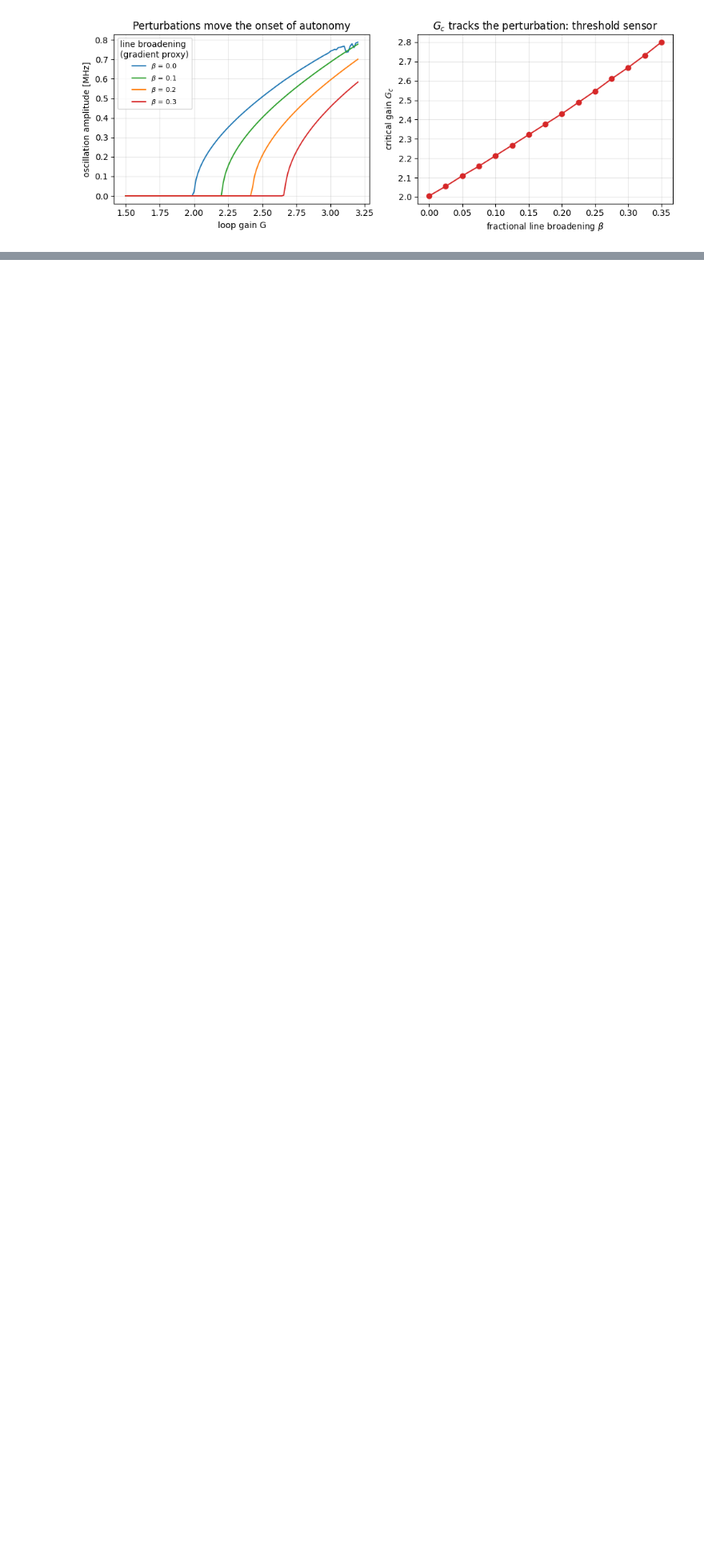
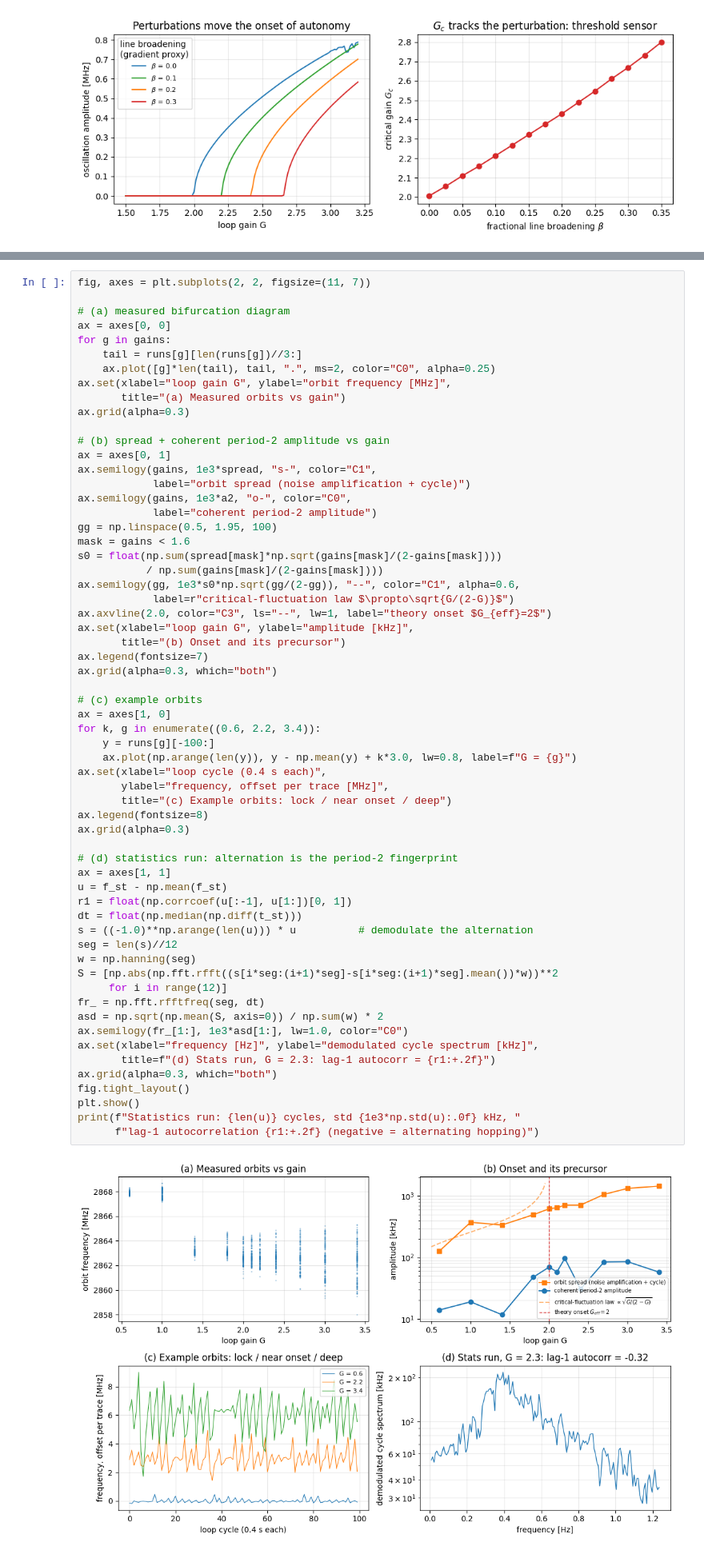
Before and after one commit to GonReina/BudgetODMR, a Jupyter notebook: proposal/WorkPackage3.ipynb, the cells around one changed output, grey strips where cells are left out. Shown at 80% size. Cells and saved outputs as stored; diff of their text form; blank space fills up the shorter version.

```diff
--- a/proposal/WorkPackage3.ipynb
+++ b/proposal/WorkPackage3.ipynb
@@ -204,0 +366,63 @@ Using our setup, we performed an experiment to test some of these concepts. Plot
+# %%
+fig, axes = plt.subplots(2, 2, figsize=(11, 7))
+
+# (a) measured bifurcation diagram
+ax = axes[0, 0]
+for g in gains:
+    tail = runs[g][len(runs[g])//3:]
+    ax.plot([g]*len(tail), tail, ".", ms=2, color="C0", alpha=0.25)
+ax.set(xlabel="loop gain G", ylabel="orbit frequency [MHz]",
+       title="(a) Measured orbits vs gain")
+ax.grid(alpha=0.3)
+
+# (b) spread + coherent period-2 amplitude vs gain
+ax = axes[0, 1]
+ax.semilogy(gains, 1e3*spread, "s-", color="C1",
+            label="orbit spread (noise amplification + cycle)")
+ax.semilogy(gains, 1e3*a2, "o-", color="C0",
+            label="coherent period-2 amplitude")
+gg = np.linspace(0.5, 1.95, 100)
+mask = gains < 1.6
+s0 = float(np.sum(spread[mask]*np.sqrt(gains[mask]/(2-gains[mask])))
+           / np.sum(gains[mask]/(2-gains[mask])))
+ax.semilogy(gg, 1e3*s0*np.sqrt(gg/(2-gg)), "--", color="C1", alpha=0.6,
+            label=r"critical-fluctuation law $\propto\sqrt{G/(2-G)}$")
+ax.axvline(2.0, color="C3", ls="--", lw=1, label="theory onset $G_{eff}=2$")
+ax.set(xlabel="loop gain G", ylabel="amplitude [kHz]",
+       title="(b) Onset and its precursor")
+ax.legend(fontsize=7)
+ax.grid(alpha=0.3, which="both")
+
+# (c) example orbits
+ax = axes[1, 0]
+for k, g in enumerate((0.6, 2.2, 3.4)):
+    y = runs[g][-100:]
+    ax.plot(np.arange(len(y)), y - np.mean(y) + k*3.0, lw=0.8, label=f"G = {g}")
+ax.set(xlabel="loop cycle (0.4 s each)",
+       ylabel="frequency, offset per trace [MHz]",
+       title="(c) Example orbits: lock / near onset / deep")
+ax.legend(fontsize=8)
+ax.grid(alpha=0.3)
+
+# (d) statistics run: alternation is the period-2 fingerprint
+ax = axes[1, 1]
+u = f_st - np.mean(f_st)
+r1 = float(np.corrcoef(u[:-1], u[1:])[0, 1])
+dt = float(np.median(np.diff(t_st)))
+s = ((-1.0)**np.arange(len(u))) * u          # demodulate the alternation
+seg = len(s)//12
+w = np.hanning(seg)
+S = [np.abs(np.fft.rfft((s[i*seg:(i+1)*seg]-s[i*seg:(i+1)*seg].mean())*w))**2
+     for i in range(12)]
+fr_ = np.fft.rfftfreq(seg, dt)
+asd = np.sqrt(np.mean(S, axis=0)) / np.sum(w) * 2
+ax.semilogy(fr_[1:], 1e3*asd[1:], lw=1.0, color="C0")
+ax.set(xlabel="frequency [Hz]", ylabel="demodulated cycle spectrum [kHz]",
+       title=f"(d) Stats run, G = 2.3: lag-1 autocorr = {r1:+.2f}")
+ax.grid(alpha=0.3, which="both")
+fig.tight_layout()
+plt.show()
+print(f"Statistics run: {len(u)} cycles, std {1e3*np.std(u):.0f} kHz, "
+      f"lag-1 autocorrelation {r1:+.2f} (negative = alternating hopping)")
+# %% [output]
+[figure, added]
```
Also changed, not shown: parts of 15 cells of this notebook.
